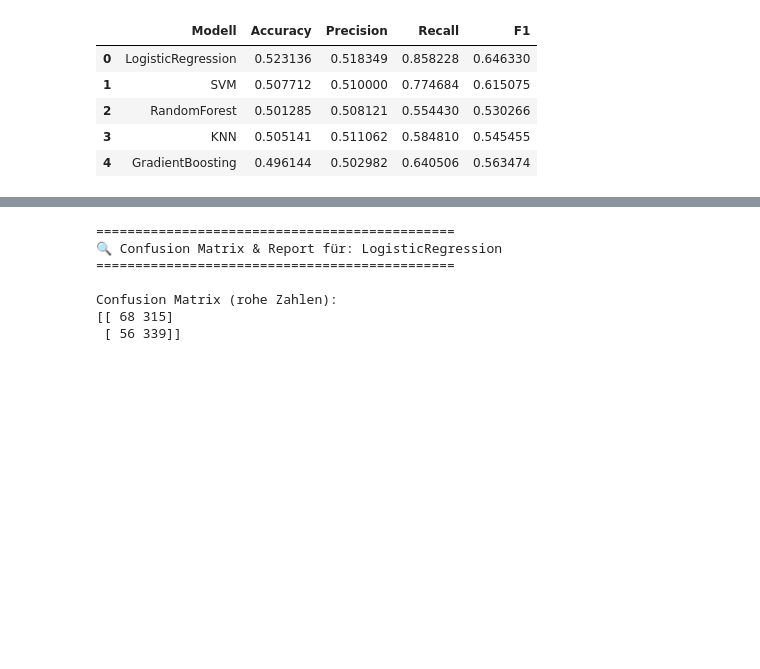
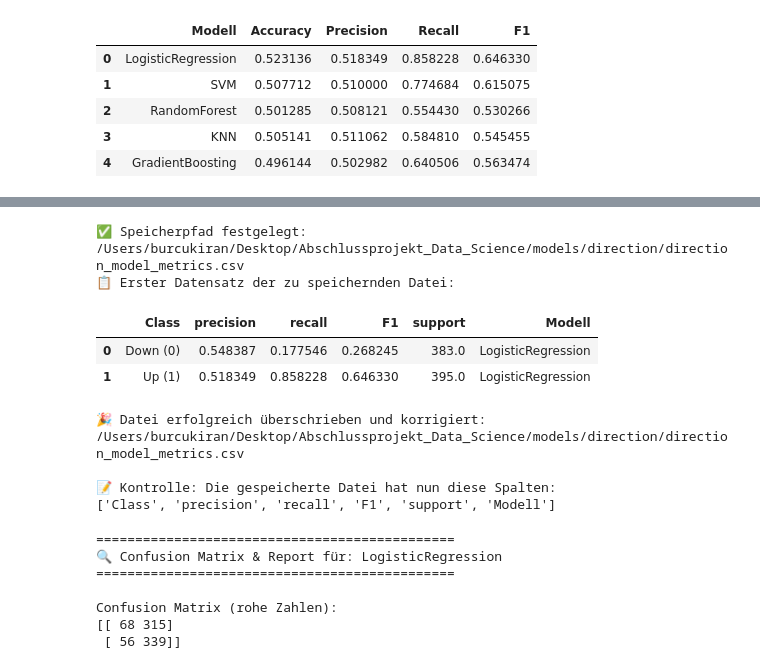
Before and after one commit to KiraflowAI/crypto-market-recommender, a Jupyter notebook: notebooks/02_classification_direction.ipynb, the cells around one changed output, grey strips where cells are left out. Saved outputs shown, nothing was run; the diff lists cells and outputs as text; code cells hidden in the pictures; blank space fills up the shorter version.

Commit message:
Update classification metrics and Streamlit direction model fixes

```diff
--- a/notebooks/02_classification_direction.ipynb
+++ b/notebooks/02_classification_direction.ipynb
@@ -707,3 +1005,36 @@ print(f"✅ Modell-Metriken gespeichert: {metrics_path.name}")
+# %%
+import pandas as pd
+from pathlib import Path
+
+# Dieser Pfad muss absolut identisch zum DIRECTION_METRICS_PATH in btc_dashboard.py sein!
+ABSOLUTE_SAVE_PATH = Path('/Users/burcukiran/Desktop/Abschlussprojekt_Data_Science/models/direction/direction_model_metrics.csv')
+
+print(f"✅ Speicherpfad festgelegt: {ABSOLUTE_SAVE_PATH}")
+print(f"📋 Erster Datensatz der zu speichernden Datei:")
+# Prüfen Sie, ob diese Tabelle die Spalten 'Class' und 'Modell' enthält
+display(df_final_metrics_detailed.head(2))
+# %% [output]
+✅ Speicherpfad festgelegt: /Users/burcukiran/Desktop/Abschlussprojekt_Data_Science/models/direction/direction_model_metrics.csv
+📋 Erster Datensatz der zu speichernden Datei:
+|  | Class | precision | recall | F1 | support | Modell |
+| 0 | Down (0) | 0.548387 | 0.177546 | 0.268245 | 383.0 | LogisticRegression |
+| 1 | Up (1) | 0.518349 | 0.858228 | 0.646330 | 395.0 | LogisticRegression |
+# %%
+# Überschreibe die alte, fehlerhafte Datei mit den detaillierten Metriken
+# Dies ist die finale Korrektur.
+df_final_metrics_detailed.to_csv(ABSOLUTE_SAVE_PATH, index=False)
+
+print(f"\n🎉 Datei erfolgreich überschrieben und korrigiert: {ABSOLUTE_SAVE_PATH}")
+
+# Kontrolle: Lese die Datei direkt wieder ein, um den Inhalt zu prüfen
+df_kontrol = pd.read_csv(ABSOLUTE_SAVE_PATH)
+print("\n📝 Kontrolle: Die gespeicherte Datei hat nun diese Spalten:")
+print(list(df_kontrol.columns))
+# %% [output]
+🎉 Datei erfolgreich überschrieben und korrigiert: /Users/burcukiran/Desktop/Abschlussprojekt_Data_Science/models/direction/direction_model_metrics.csv
+
+📝 Kontrolle: Die gespeicherte Datei hat nun diese Spalten:
+['Class', 'precision', 'recall', 'F1', 'support', 'Modell']
 # %%
 # ============================================================
 # 9) Confusion Matrix & Classification Report für ALLE Modelle
```
Also changed, not shown: parts of 5 cells of this notebook, 3 other files.
